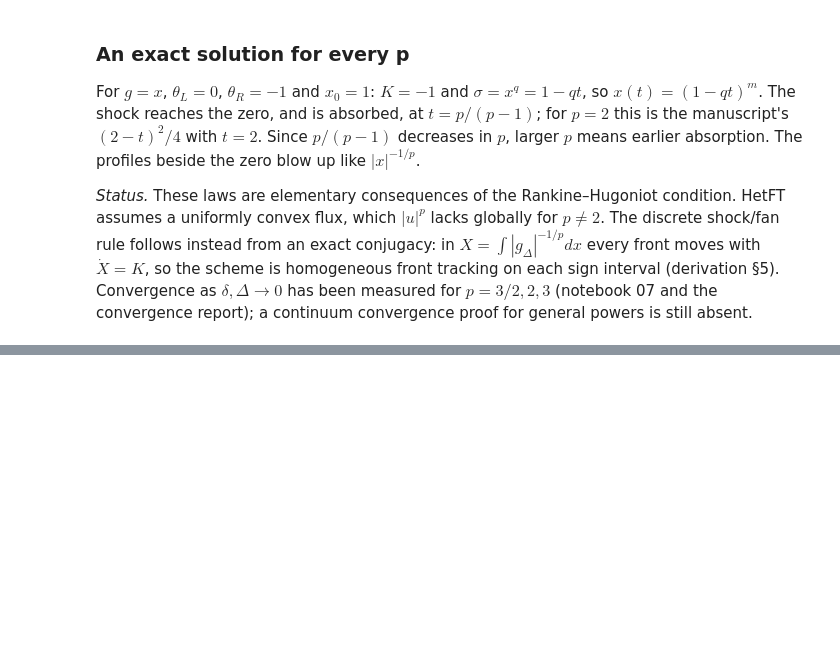
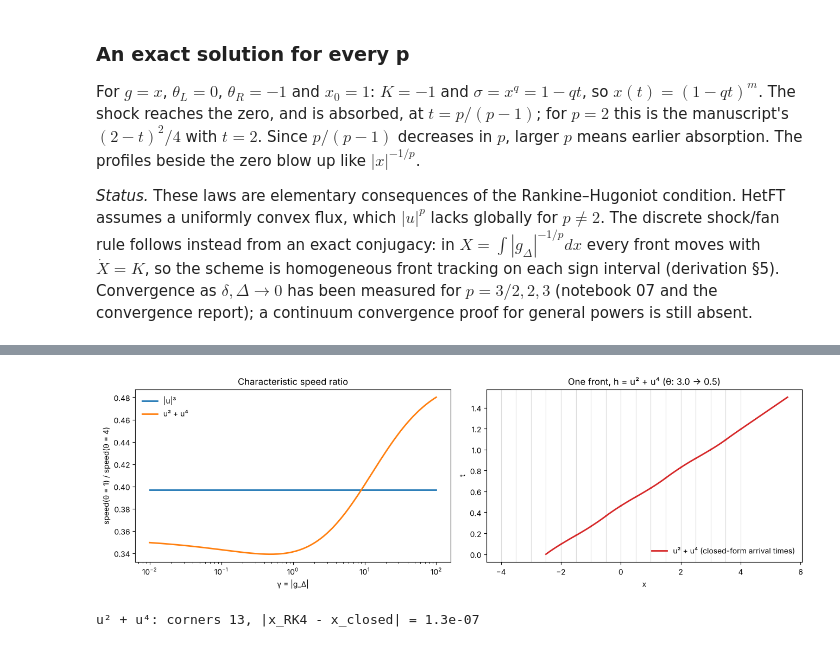
Before and after one commit to parasuramv/heterogeneous-front-tracking, a Jupyter notebook: notebooks/04_straightening_and_corners.ipynb, the cells around one changed output, grey strips where cells are left out. Saved outputs shown, nothing was run; the diff lists cells and outputs as text; code cells hidden in the pictures; blank space fills up the shorter version.

```diff
--- a/notebooks/04_straightening_and_corners.ipynb
+++ b/notebooks/04_straightening_and_corners.ipynb
@@ -227,0 +250,39 @@ p = 3: max |x_tracker - (1 - qt)^m| = 2.8e-16
+# %%
+from hetfront.nonlinearity import Power
+from hetfront.trajectory import GeneralLaw
+
+def rk4_general(flux, kL, kR, x0, T, steps):
+    h = flux.nonlinearity
+    def speed(x):
+        uL, uR = flux.u(kL, x), flux.u(kR, x)
+        return flux.g(x) * (h(uR) - h(uL)) / (uR - uL)
+    x, dt = x0, T / steps
+    for _ in range(steps):
+        k1 = speed(x); k2 = speed(x + dt * k1 / 2); k3 = speed(x + dt * k2 / 2); k4 = speed(x + dt * k3)
+        x += dt * (k1 + 2 * k2 + 2 * k3 + k4) / 6
+    return x
+
+fig, axes = plt.subplots(1, 2, figsize=(13, 4), constrained_layout=True)
+gammas = np.geomspace(1e-2, 1e2, 200)
+for law, label in ((GeneralLaw(Power(3)), "|u|³"), (GeneralLaw("u^2+u^4"), "u² + u⁴")):
+    ratio = [law.speed(law.characteristic_coef(1.0), g) / law.speed(law.characteristic_coef(4.0), g)
+             for g in gammas]
+    axes[0].semilogx(gammas, ratio, lw=2, label=label)
+axes[0].set(xlabel="γ = |g_Δ|", ylabel="speed(θ = 1) / speed(θ = 4)",
+            title="Characteristic speed ratio")
+axes[0].legend(frameon=False)
+fpoly = MultiplicativeFlux(gd, 0.1, h="u^2+u^4")
+tp = HeteroFrontTracker(fpoly, [-2.5], [30, 5]).run(1.5)
+for i, piece in enumerate(tp.pieces_until()):
+    xs, ts = fpoly.law.sample_path(piece.x0, piece.s0, piece.alpha, piece.kappa, piece.t0, piece.t1, 40)
+    axes[1].plot(xs, ts, color="C3", lw=2, label="u² + u⁴ (closed-form arrival times)" if i == 0 else None)
+for xn in gd.nodes:
+    axes[1].axvline(xn, color="0.85", lw=0.8, zorder=0)
+axes[1].set(xlabel="x", ylabel="t", title="One front, h = u² + u⁴ (θ: 3.0 → 0.5)")
+axes[1].legend(frameon=False)
+plt.show()
+gap = abs(rk4_general(fpoly, 30, 5, -2.5, 1.5, 4000) - tp.fronts[0].x(1.5))
+print(f"u² + u⁴: corners {tp.counts['corner']:2d}, |x_RK4 - x_closed| = {gap:.1e}")
+# %% [output]
+[figure, added]
+u² + u⁴: corners 13, |x_RK4 - x_closed| = 1.3e-07
```
Also changed, not shown: parts of 5 cells of this notebook, 18 other files.
